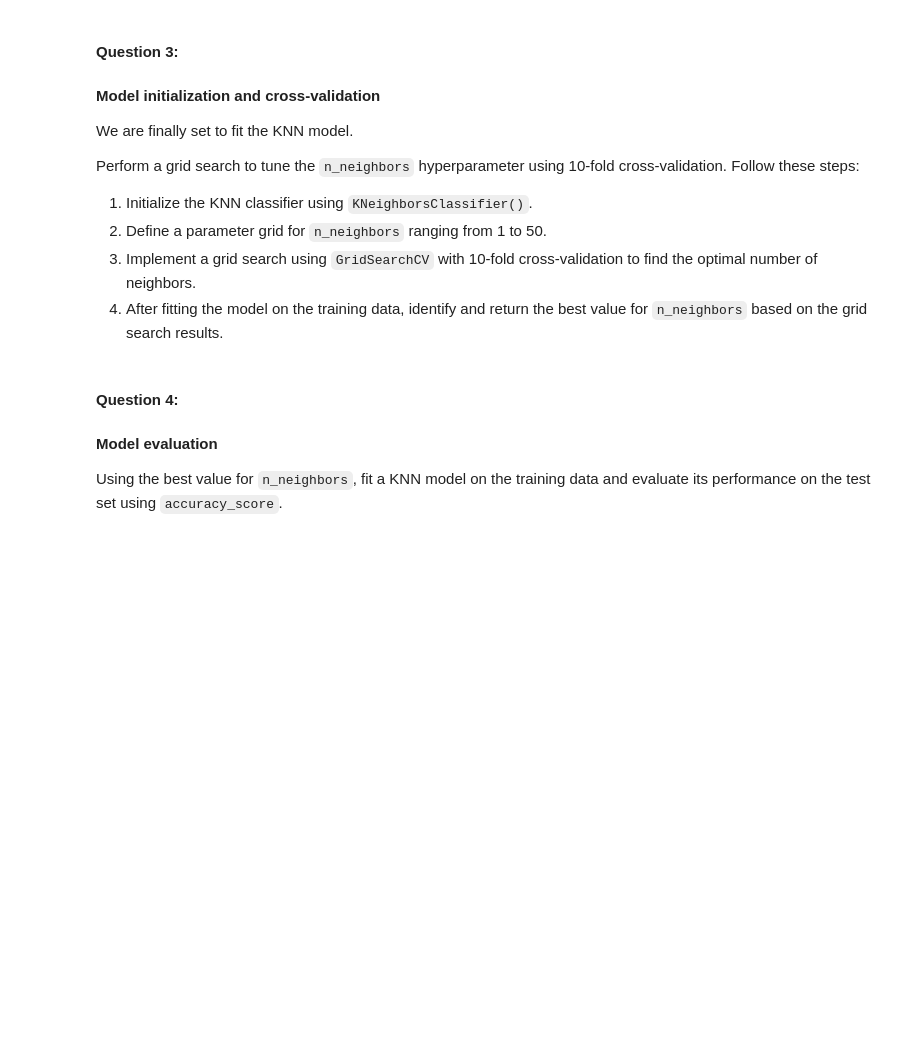
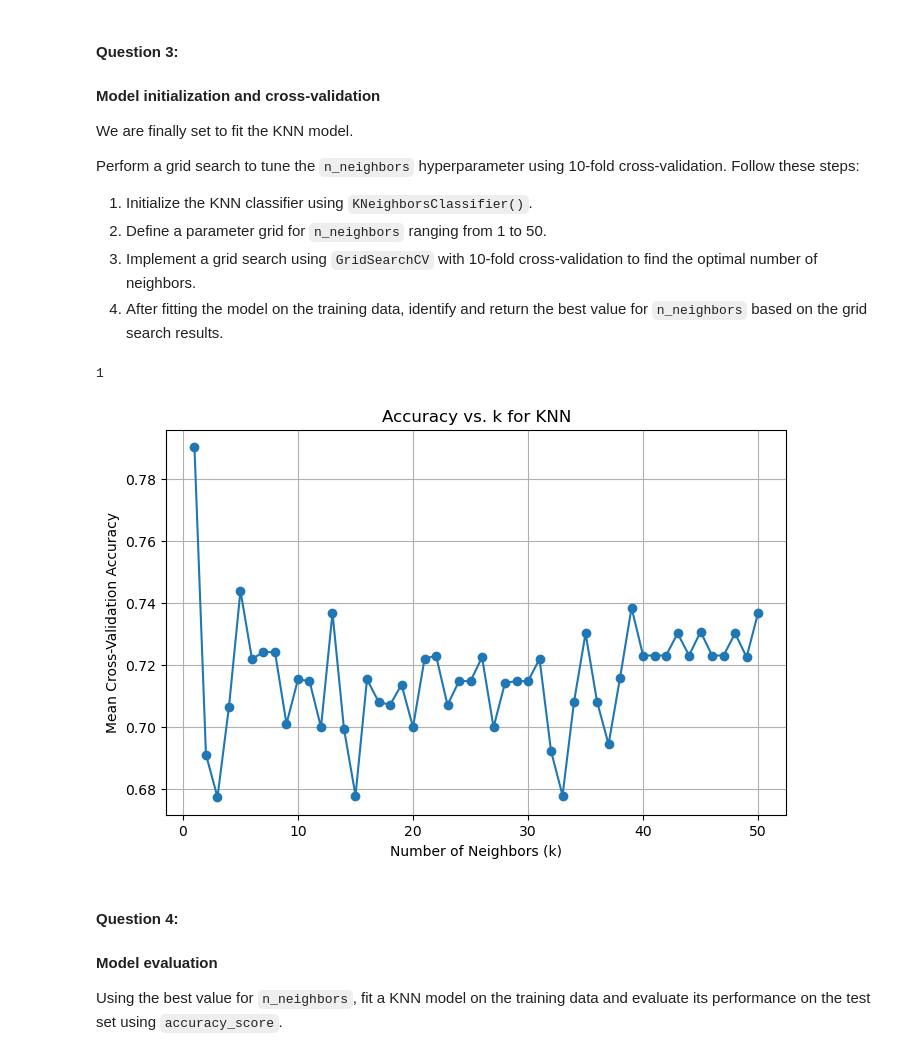
Before and after one commit to syueqiao/LCR, a Jupyter notebook: 02_activities/assignments/assignment_1.ipynb, the cells around one changed output. Drawn from its saved outputs; the diff is of its cells as text; code cells hidden in the pictures; blank space fills up the shorter version.

Commit message:
finishing end of assignment 1 with the model

```diff
--- a/02_activities/assignments/assignment_1.ipynb
+++ b/02_activities/assignments/assignment_1.ipynb
@@ -201,7 +201,35 @@ Perform a grid search to tune the `n_neighbors` hyperparameter using 10-fold cro
 3. Implement a grid search using `GridSearchCV` with 10-fold cross-validation to find the optimal number of neighbors.
 4. After fitting the model on the training data, identify and return the best value for `n_neighbors` based on the grid search results.
 # %%
+from sklearn.neighbors import KNeighborsClassifier
+#Initialize the KNN classifier using `KNeighborsClassifier()`.
 knn_classifier = KNeighborsClassifier()
+#2. Define a parameter grid for `n_neighbors` ranging from 1 to 50 (up to but not including 51)
+parameter_grid = {'n_neighbors': list(range(1, 51))}
+#3. Implement a grid search using `GridSearchCV` with 10-fold cross-validation to find the optimal number of neighbors.
+grid_search = GridSearchCV(estimator=knn_classifier, param_grid={'n_neighbors': list(range(1, 51))}, cv=10, verbose=0)
+grid_search.fit(wine_df_train.iloc[:, 0:13], wine_df_train['class'])
+#4. After fitting the model on the training data, identify and return the best value for `n_neighbors` based on the grid search results.
+print(grid_search.best_params_['n_neighbors'])
+# %% [output]
+1
+# %%
+#sanity check, why is it 1 D:
+results = grid_search.cv_results_
+mean_scores = results['mean_test_score']
+k_values = results['param_n_neighbors']
+
+import matplotlib.pyplot as plt
+
+plt.figure(figsize=(8, 5))
+plt.plot(k_values, mean_scores, marker='o')
+plt.xlabel('Number of Neighbors (k)')
+plt.ylabel('Mean Cross-Validation Accuracy')
+plt.title('Accuracy vs. k for KNN')
+plt.grid(True)
+plt.show()
+# %% [output]
+[figure, added]
 # %% [markdown]
 #### **Question 4:**
 #### Model evaluation
```
Also changed, not shown: parts of 1 cell of this notebook.
